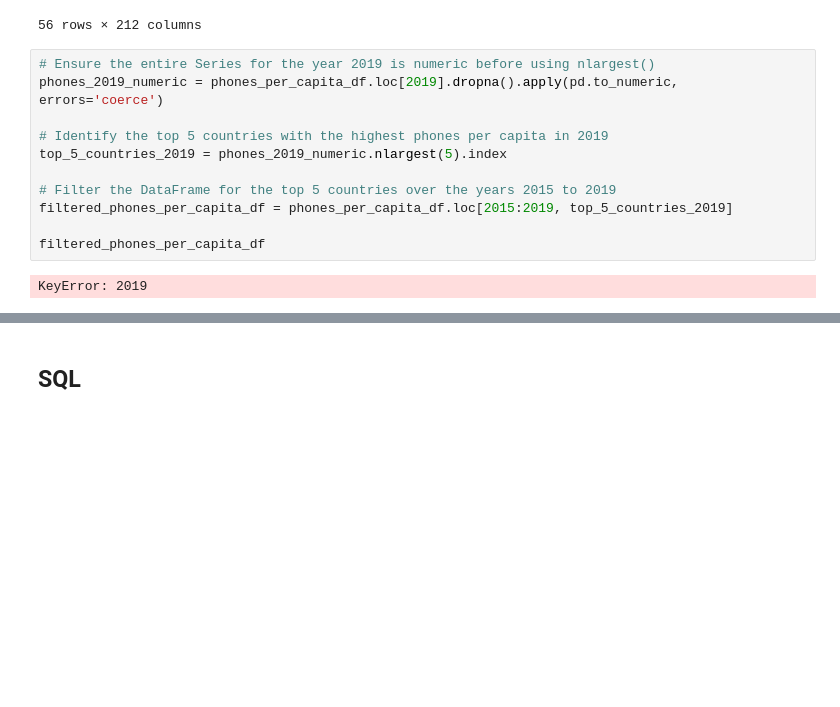
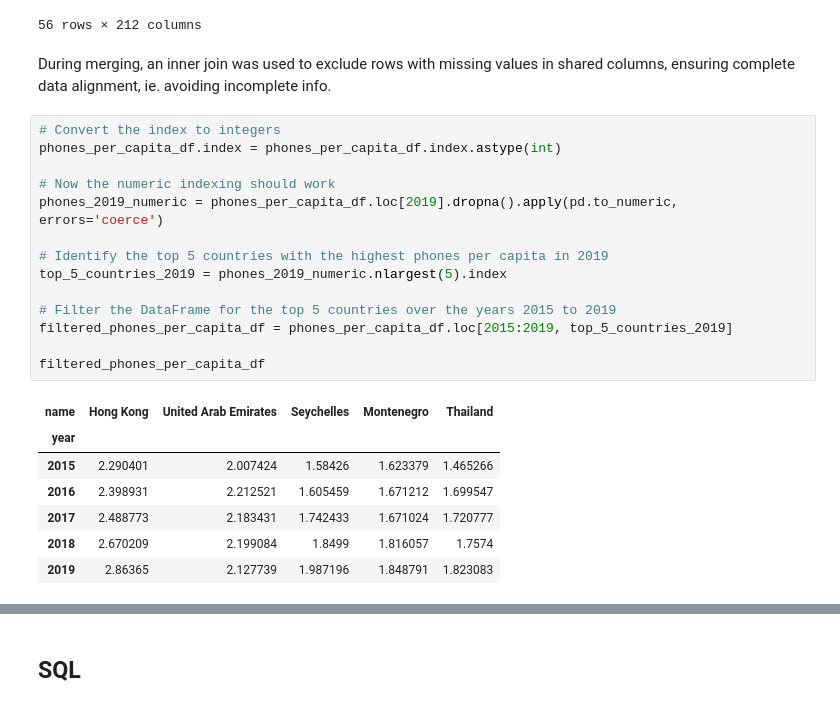
Before and after one commit to MrHEFF/su-mt4007, a Jupyter notebook: HW4/HW4.ipynb, the cells around one changed output, grey strips where cells are left out. Drawn from its saved outputs; the diff is of its cells as text; blank space fills up the shorter version.

```diff
--- a/HW4/HW4.ipynb
+++ b/HW4/HW4.ipynb
@@ -105,16 +103,27 @@ phones_per_capita_df
 | 2018 | 0.599671 | 0.945445 | 1.125766 | NaN | 1.101142 | 0.42528 | NaN | 1.317017 | ... |
 | 2019 | 0.598366 | 0.921452 | 1.102906 | NaN | 1.151383 | 0.457445 | NaN | 1.303998 | ... |
 56 rows × 212 columns
+# %% [markdown]
+During merging, an inner join was used to exclude rows with missing values in shared columns, ensuring complete data alignment, ie. avoiding incomplete info.
 # %%
-# Ensure the entire Series for the year 2019 is numeric before using nlargest()
+# Convert the index to integers
+phones_per_capita_df.index = phones_per_capita_df.index.astype(int)
+
+# Now the numeric indexing should work
 phones_2019_numeric = phones_per_capita_df.loc[2019].dropna().apply(pd.to_numeric, errors='coerce')
 
 # Identify the top 5 countries with the highest phones per capita in 2019
 top_5_countries_2019 = phones_2019_numeric.nlargest(5).index
 
 # Filter the DataFrame for the top 5 countries over the years 2015 to 2019
 filtered_phones_per_capita_df = phones_per_capita_df.loc[2015:2019, top_5_countries_2019]
 
 filtered_phones_per_capita_df
 # %% [output]
-KeyError: 2019
+| name | Hong Kong | United Arab Emirates | Seychelles | Montenegro | Thailand |
+| year |  |  |  |  |  |
+| 2015 | 2.290401 | 2.007424 | 1.58426 | 1.623379 | 1.465266 |
+| 2016 | 2.398931 | 2.212521 | 1.605459 | 1.671212 | 1.699547 |
+| 2017 | 2.488773 | 2.183431 | 1.742433 | 1.671024 | 1.720777 |
+| 2018 | 2.670209 | 2.199084 | 1.8499 | 1.816057 | 1.7574 |
+| 2019 | 2.86365 | 2.127739 | 1.987196 | 1.848791 | 1.823083 |
```
Also changed, not shown: parts of 5 cells of this notebook.
